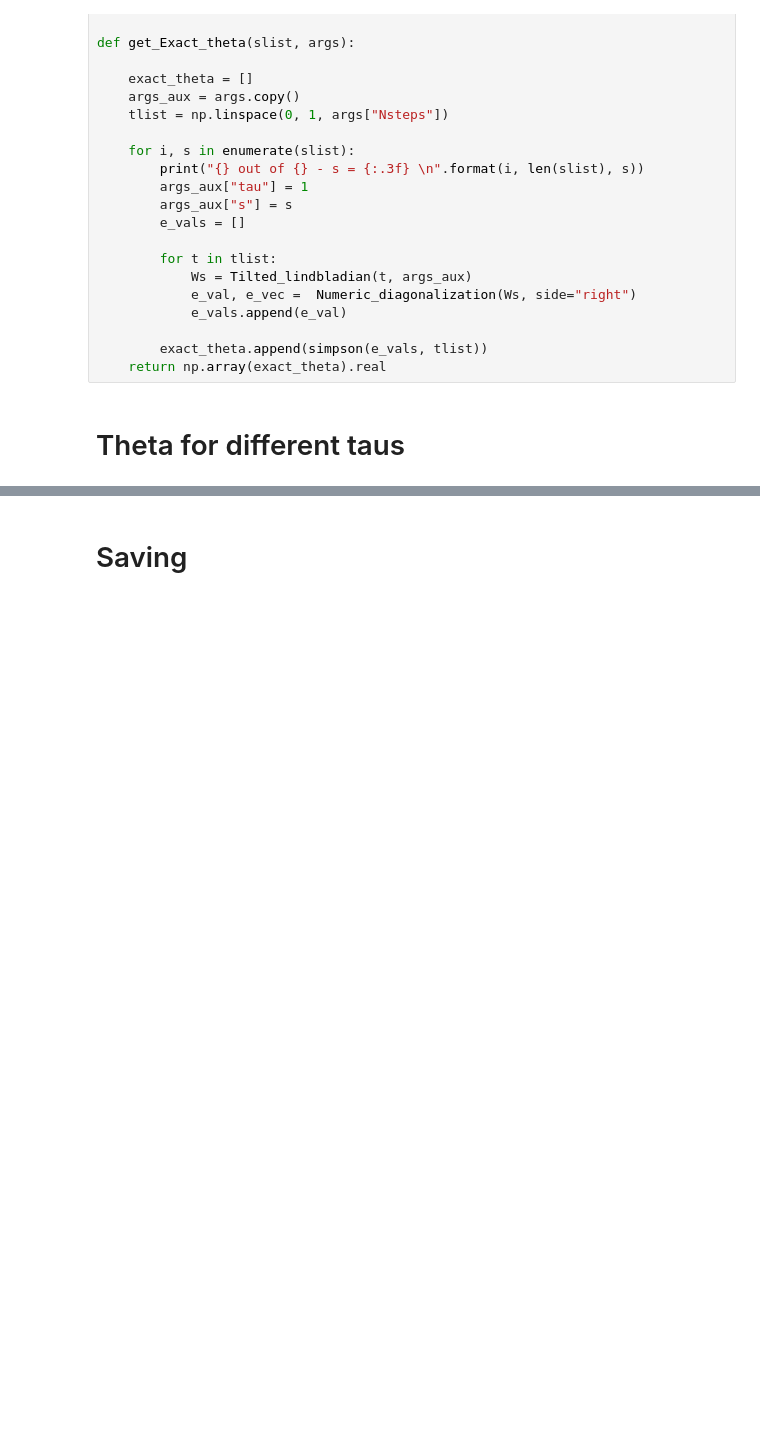
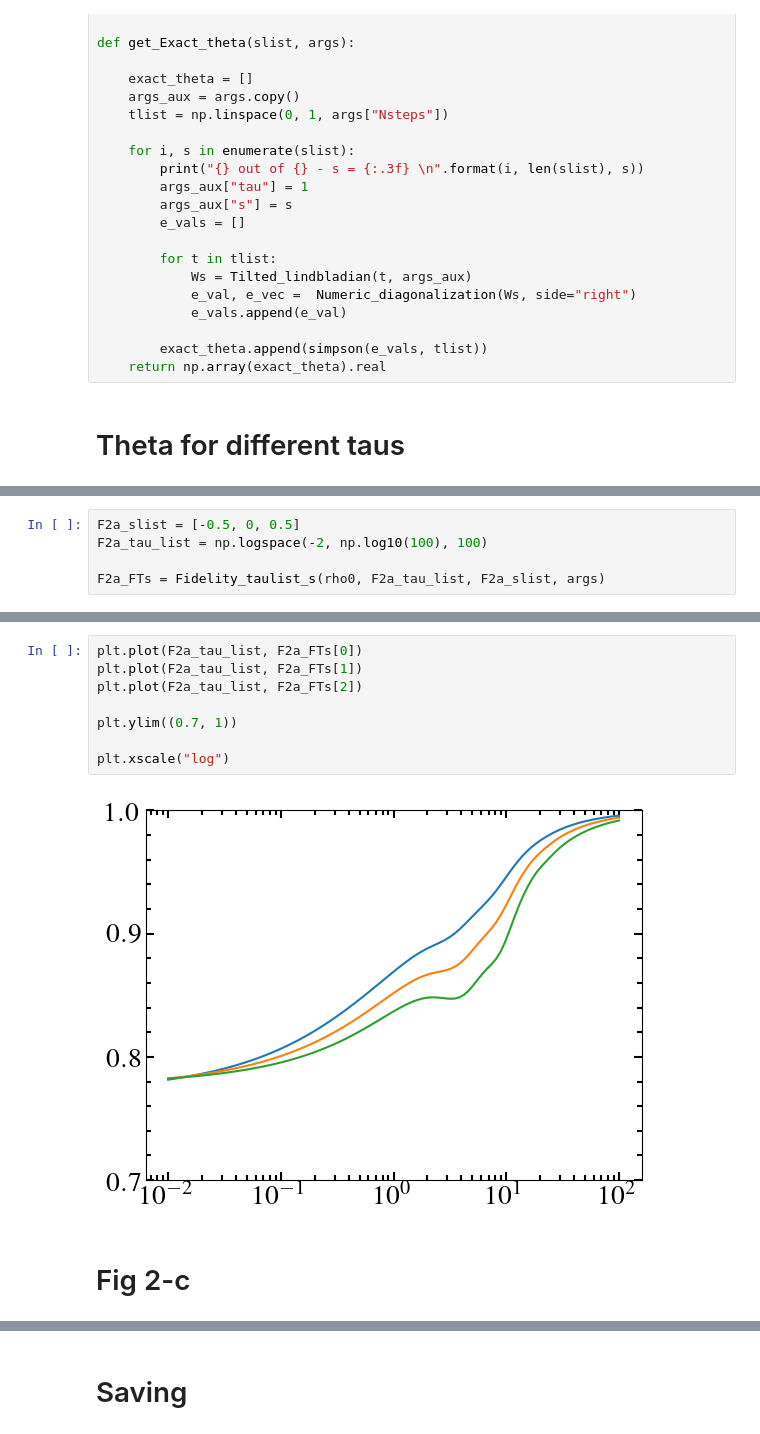
Before and after one commit to PauloJPS/2024-large-deviation-full-counting-statistics-in-adiabatic-open-quantum-dynamics, a Jupyter notebook: Codes/Adiabaticity_against_Quench.ipynb, the cells around one changed output, grey strips where cells are left out. Saved outputs shown, nothing was run; the diff lists cells and outputs as text; blank space fills up the shorter version.

```diff
--- a/Codes/Adiabaticity_against_Quench.ipynb
+++ b/Codes/Adiabaticity_against_Quench.ipynb
@@ -477,0 +480,5 @@ def get_theta_tau(taulist, s_list, rho0, args):
+# %%
+F2a_slist = [-0.5, 0, 0.5]
+F2a_tau_list = np.logspace(-2, np.log10(100), 100)
+
+F2a_FTs = Fidelity_taulist_s(rho0, F2a_tau_list, F2a_slist, args)
@@ -478 +503,13 @@ def get_theta_tau(taulist, s_list, rho0, args):
+# %%
+plt.plot(F2a_tau_list, F2a_FTs[0])
+plt.plot(F2a_tau_list, F2a_FTs[1])
+plt.plot(F2a_tau_list, F2a_FTs[2])
+
+plt.ylim((0.7, 1))
+
+plt.xscale("log")
+# %% [output]
+[figure, new version]
+# %% [markdown]
+# Fig 2-c
 # %%
```
Also changed, not shown: parts of 28 cells of this notebook, 12 other files.
